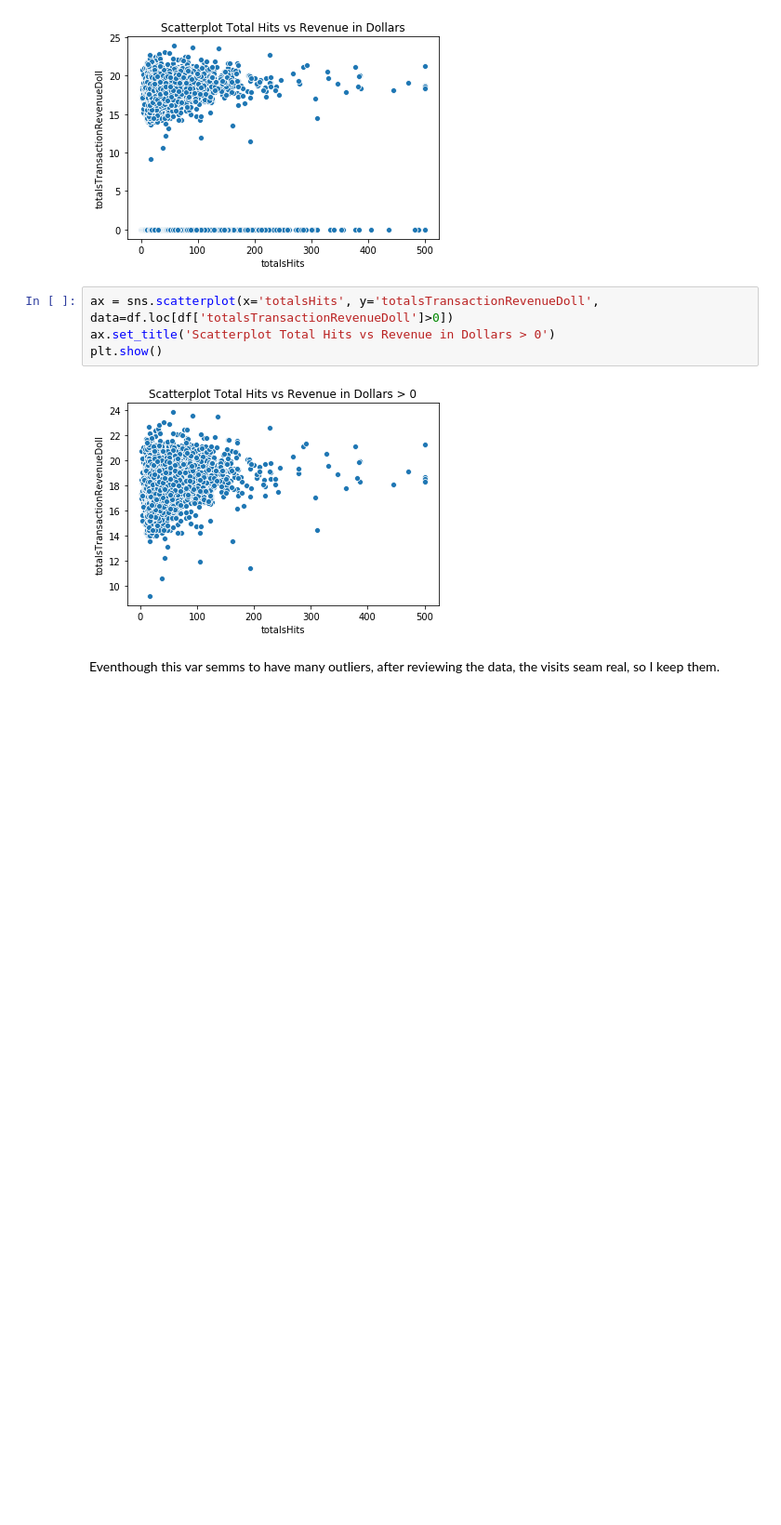
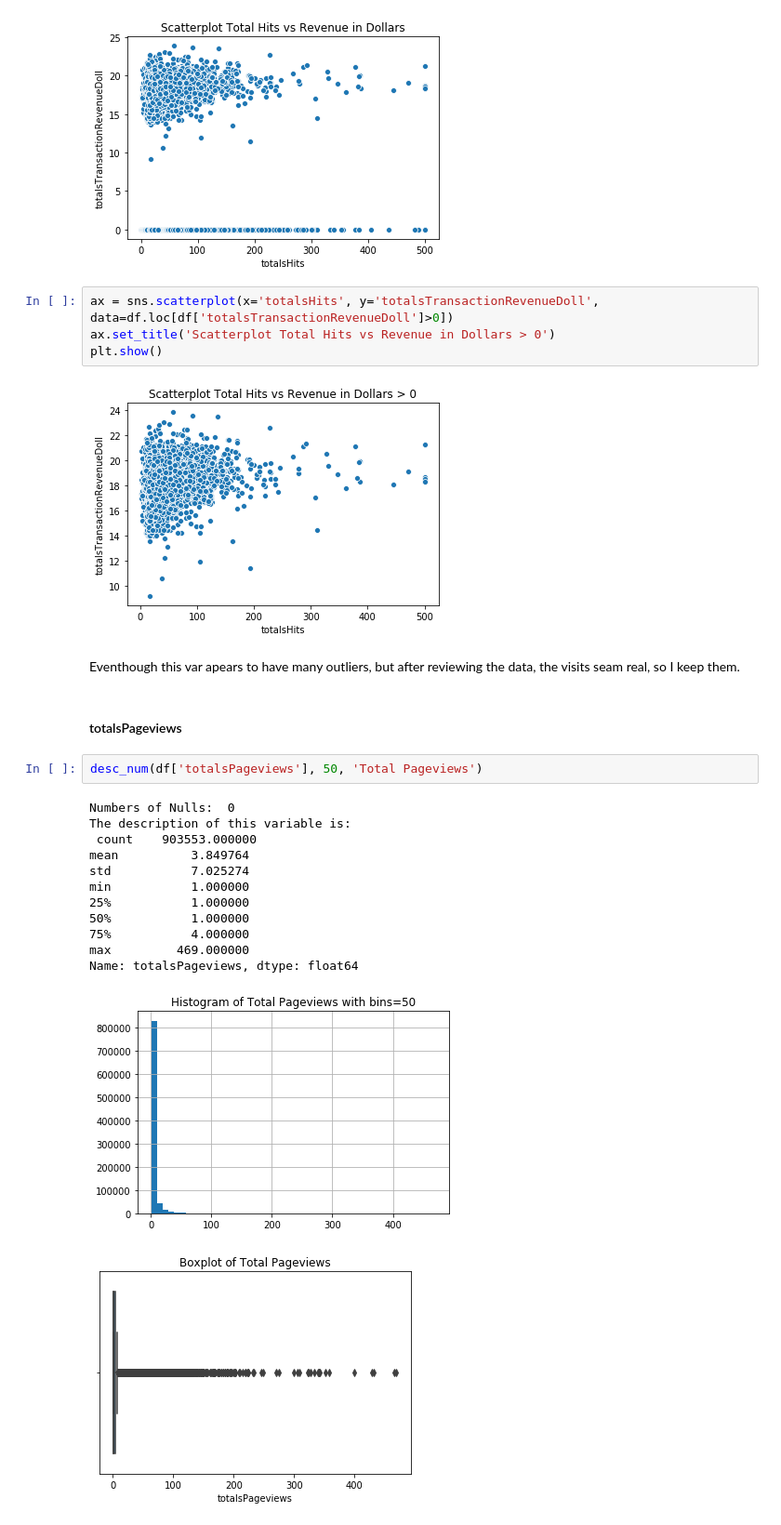
Before and after one commit to paulagual/ProjectIronhack, a Jupyter notebook: 3.EDA.ipynb, the cells around one changed output. Shown: that part at 93% size. Cells and saved outputs as stored; diff of their text form; blank space fills up the shorter version.

```diff
--- a/3.EDA.ipynb
+++ b/3.EDA.ipynb
@@ -198,4 +208,22 @@ plt.show()
 # %% [output]
 [figure]
 # %% [markdown]
-Eventhough this var semms to have many outliers, after reviewing the data, the visits seam real, so I keep them.
+Eventhough this var apears to have many outliers, but after reviewing the data, the visits seam real, so I keep them.
+# %% [markdown]
+#### totalsPageviews
+# %%
+desc_num(df['totalsPageviews'], 50, 'Total Pageviews')
+# %% [output]
+Numbers of Nulls:  0
+The description of this variable is:
+ count    903553.000000
+mean          3.849764
+std           7.025274
+min           1.000000
+25%           1.000000
+50%           1.000000
+75%           4.000000
+max         469.000000
+Name: totalsPageviews, dtype: float64
+[figure, added]
+[figure, added]
```
Also changed, not shown: parts of 44 cells of this notebook, 1 other file.
